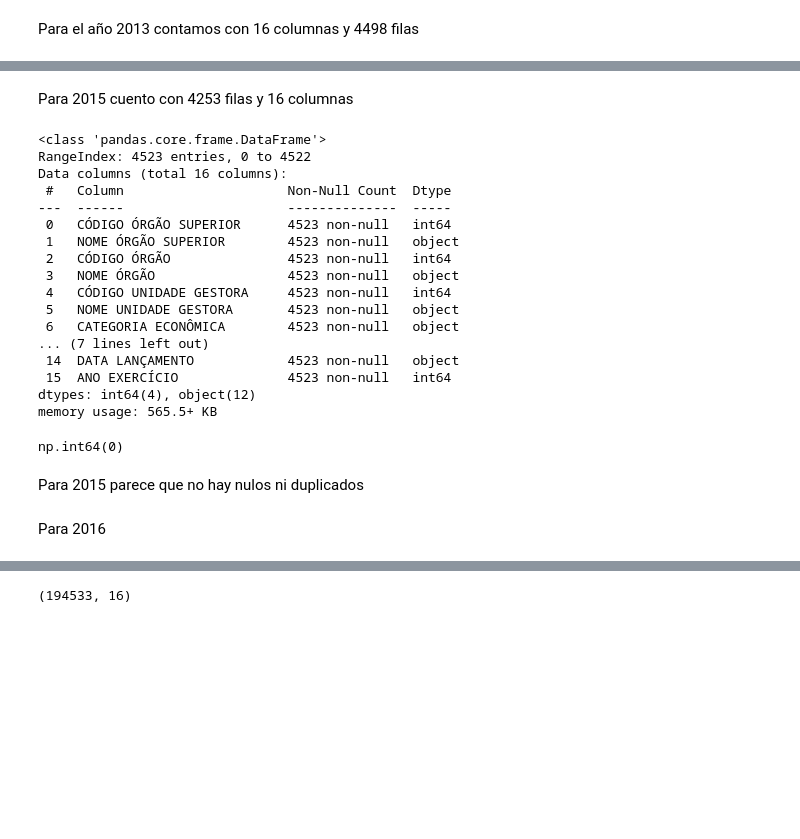
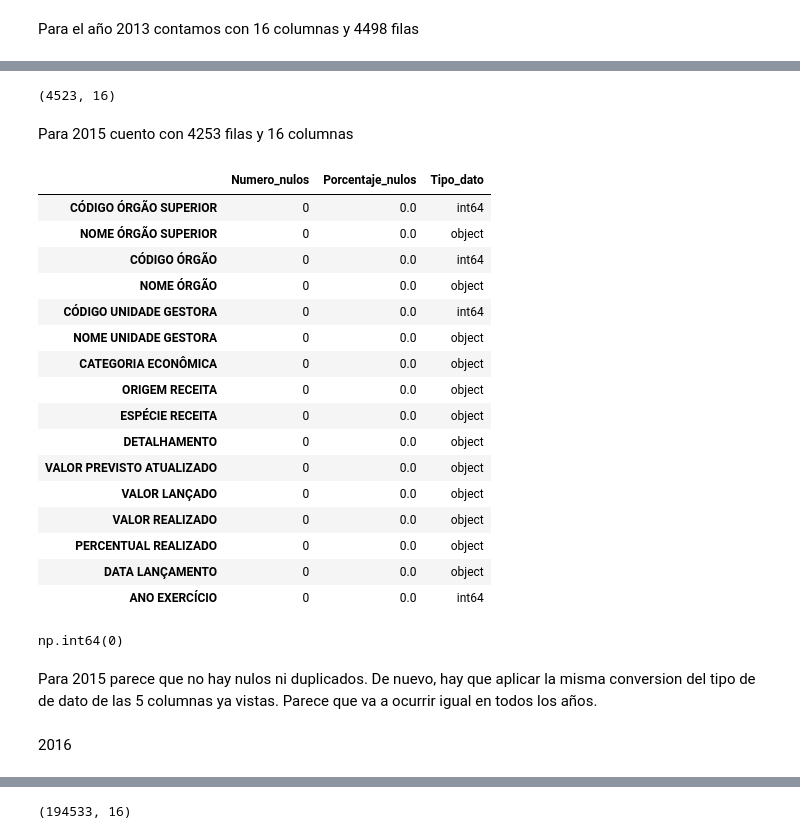
Before and after one commit to raquelscv/Proyecto2-AnalisisPandas, a Jupyter notebook: Analisis-Ingresos-Brasil.ipynb, the cells around one changed output, grey strips where cells are left out. Cells and saved outputs as stored; diff of their text form; code cells hidden in the pictures; blank space fills up the shorter version.

```diff
--- a/Analisis-Ingresos-Brasil.ipynb
+++ b/Analisis-Ingresos-Brasil.ipynb
@@ -177,0 +164,4 @@ df_2015.shape
+# %%
+#lee el csv de datos de 2015 y saca las primeras filas para una observacion inicial
+df_2015 = pd.read_csv("datos/datos-2015.csv", sep=";", encoding="latin-1")
+df_2015.head()
@@ -178,24 +175,29 @@ df_2015.shape
+# %%
+#numero de filas y columnas de este dataframe
+df_2015.shape
+# %% [output]
+(4523, 16)
 # %% [markdown]
 Para 2015 cuento con 4253 filas y 16 columnas
-# %%
-#Para observar nulos
-df_2015.info()
-# %% [output]
-<class 'pandas.core.frame.DataFrame'>
-RangeIndex: 4523 entries, 0 to 4522
-Data columns (total 16 columns):
- #   Column                     Non-Null Count  Dtype
----  ------                     --------------  -----
- 0   CÓDIGO ÓRGÃO SUPERIOR      4523 non-null   int64
- 1   NOME ÓRGÃO SUPERIOR        4523 non-null   object
- 2   CÓDIGO ÓRGÃO               4523 non-null   int64
- 3   NOME ÓRGÃO                 4523 non-null   object
- 4   CÓDIGO UNIDADE GESTORA     4523 non-null   int64
- 5   NOME UNIDADE GESTORA       4523 non-null   object
- 6   CATEGORIA ECONÔMICA        4523 non-null   object
-... (7 lines left out)
- 14  DATA LANÇAMENTO            4523 non-null   object
- 15  ANO EXERCÍCIO              4523 non-null   int64
-dtypes: int64(4), object(12)
-memory usage: 565.5+ KB
+# %%
+#llama a la funcion y la aplica al dataframe
+info_reporte(df_2015)
+# %% [output]
+|  | Numero_nulos | Porcentaje_nulos | Tipo_dato |
+| CÓDIGO ÓRGÃO SUPERIOR | 0 | 0.0 | int64 |
+| NOME ÓRGÃO SUPERIOR | 0 | 0.0 | object |
+| CÓDIGO ÓRGÃO | 0 | 0.0 | int64 |
+| NOME ÓRGÃO | 0 | 0.0 | object |
+| CÓDIGO UNIDADE GESTORA | 0 | 0.0 | int64 |
+| NOME UNIDADE GESTORA | 0 | 0.0 | object |
+| CATEGORIA ECONÔMICA | 0 | 0.0 | object |
+| ORIGEM RECEITA | 0 | 0.0 | object |
+| ESPÉCIE RECEITA | 0 | 0.0 | object |
+| DETALHAMENTO | 0 | 0.0 | object |
+| VALOR PREVISTO ATUALIZADO | 0 | 0.0 | object |
+| VALOR LANÇADO | 0 | 0.0 | object |
+| VALOR REALIZADO | 0 | 0.0 | object |
+| PERCENTUAL REALIZADO | 0 | 0.0 | object |
+| DATA LANÇAMENTO | 0 | 0.0 | object |
+| ANO EXERCÍCIO | 0 | 0.0 | int64 |
 # %%
@@ -203,7 +205,5 @@ memory usage: 565.5+ KB
 df_2015.duplicated().sum()
 # %% [output]
 np.int64(0)
-# %% [markdown]
-Para 2015 parece que no hay nulos ni duplicados
-# %% [markdown]
-Para 2016
+# %% [markdown]
+Para 2015 parece que no hay nulos ni duplicados. De nuevo, hay que aplicar la misma conversion del tipo de de dato de las 5 columnas ya vistas. Parece que va a ocurrir igual en todos los años.
@@ -210 +218,3 @@ Para 2016
+# %% [markdown]
+2016
 # %%
```
Also changed, not shown: parts of 76 cells of this notebook.
